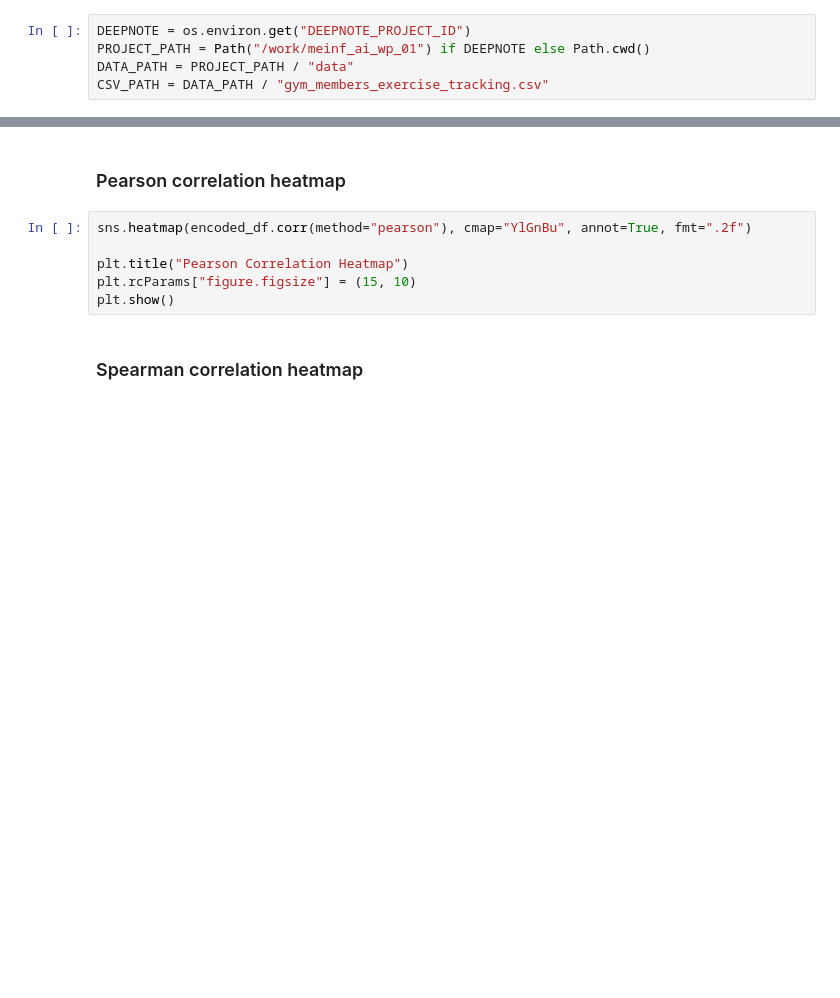
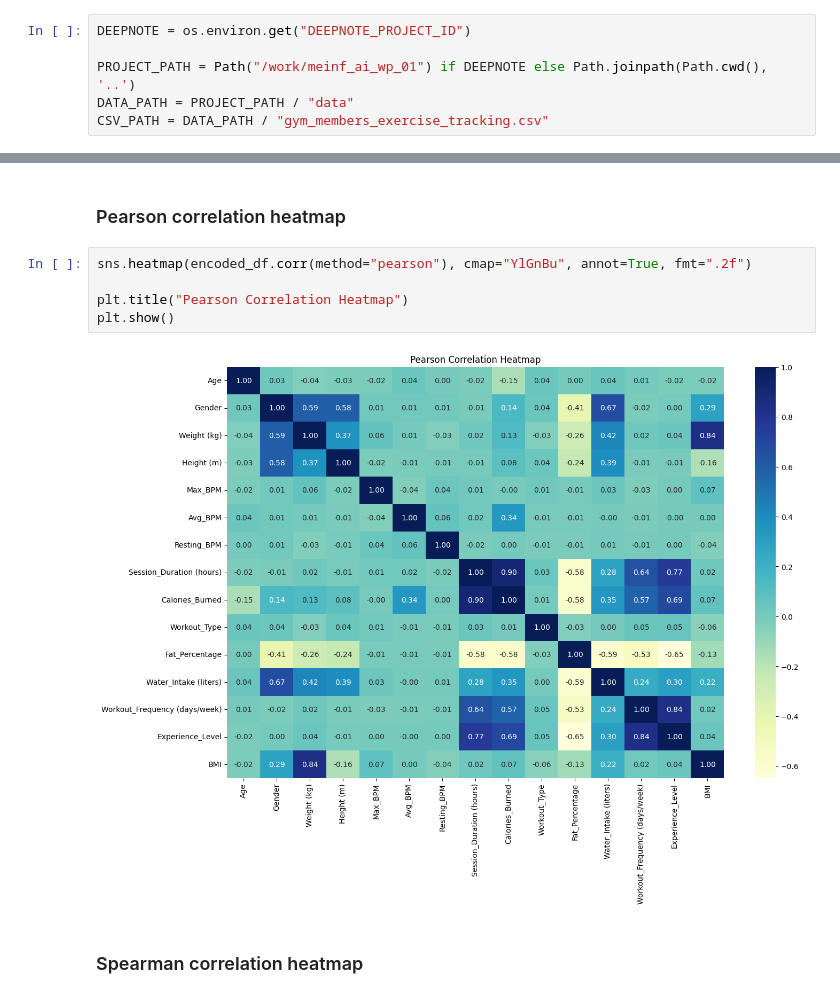
Before and after one commit to GEI-duo/meinf-ai-wp-01, a Jupyter notebook: notebooks/EDA.ipynb, the cells around one changed output, grey strips where cells are left out. Drawn from its saved outputs; the diff is of its cells as text; blank space fills up the shorter version.

```diff
--- a/notebooks/EDA.ipynb
+++ b/notebooks/EDA.ipynb
@@ -12,7 +33,8 @@ import matplotlib.pyplot as plt
 %matplotlib inline
 # %%
 DEEPNOTE = os.environ.get("DEEPNOTE_PROJECT_ID")
-PROJECT_PATH = Path("/work/meinf_ai_wp_01") if DEEPNOTE else Path.cwd()
+
+PROJECT_PATH = Path("/work/meinf_ai_wp_01") if DEEPNOTE else Path.joinpath(Path.cwd(), '..')
 DATA_PATH = PROJECT_PATH / "data"
 CSV_PATH = DATA_PATH / "gym_members_exercise_tracking.csv"
 # %%
@@ -48,9 +88,10 @@ encoded_df.head(5)
 # %%
 sns.heatmap(encoded_df.corr(method="pearson"), cmap="YlGnBu", annot=True, fmt=".2f")
 
 plt.title("Pearson Correlation Heatmap")
-plt.rcParams["figure.figsize"] = (15, 10)
 plt.show()
+# %% [output]
+[figure, added]
 # %% [markdown]
 ### Spearman correlation heatmap
 # %%
```
Also changed, not shown: parts of 8 cells of this notebook, 2 other files.
